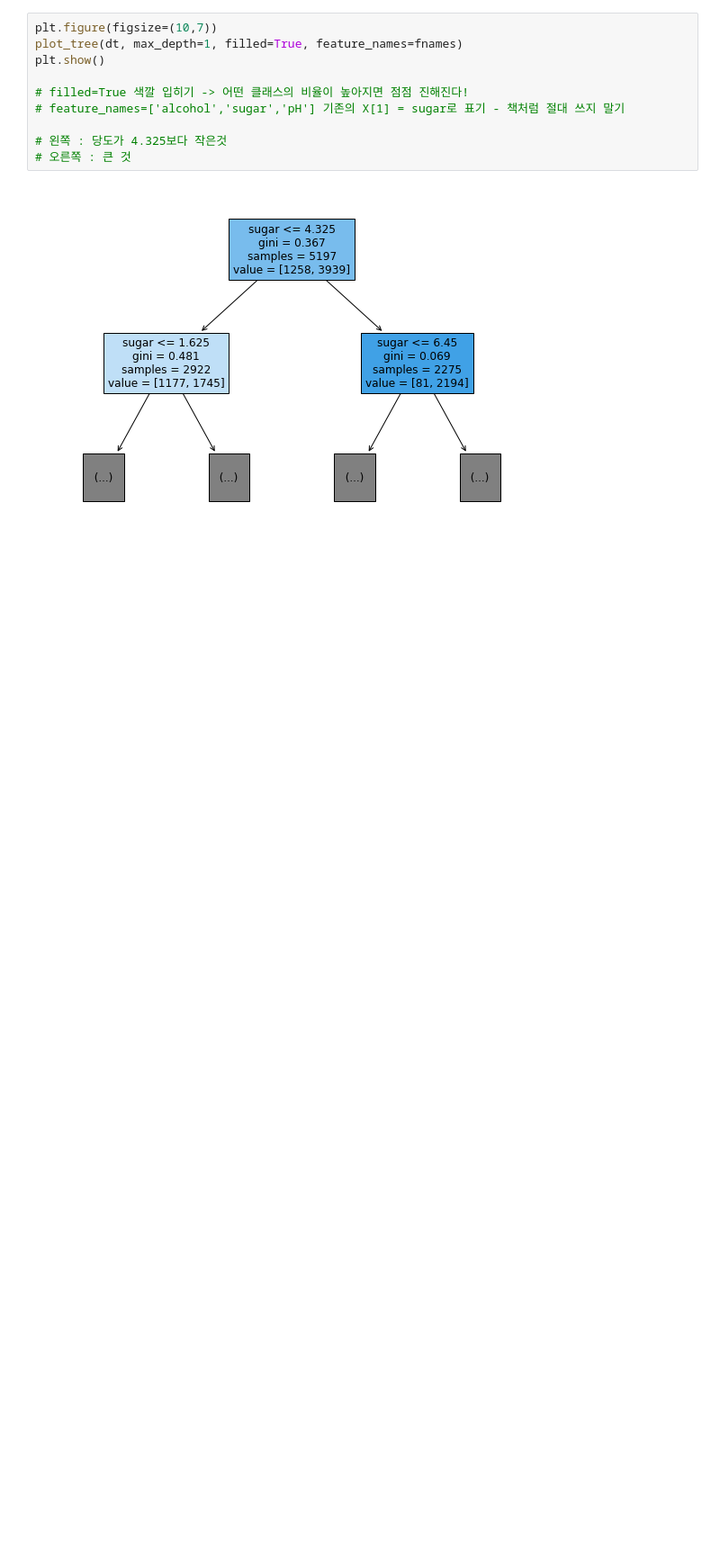
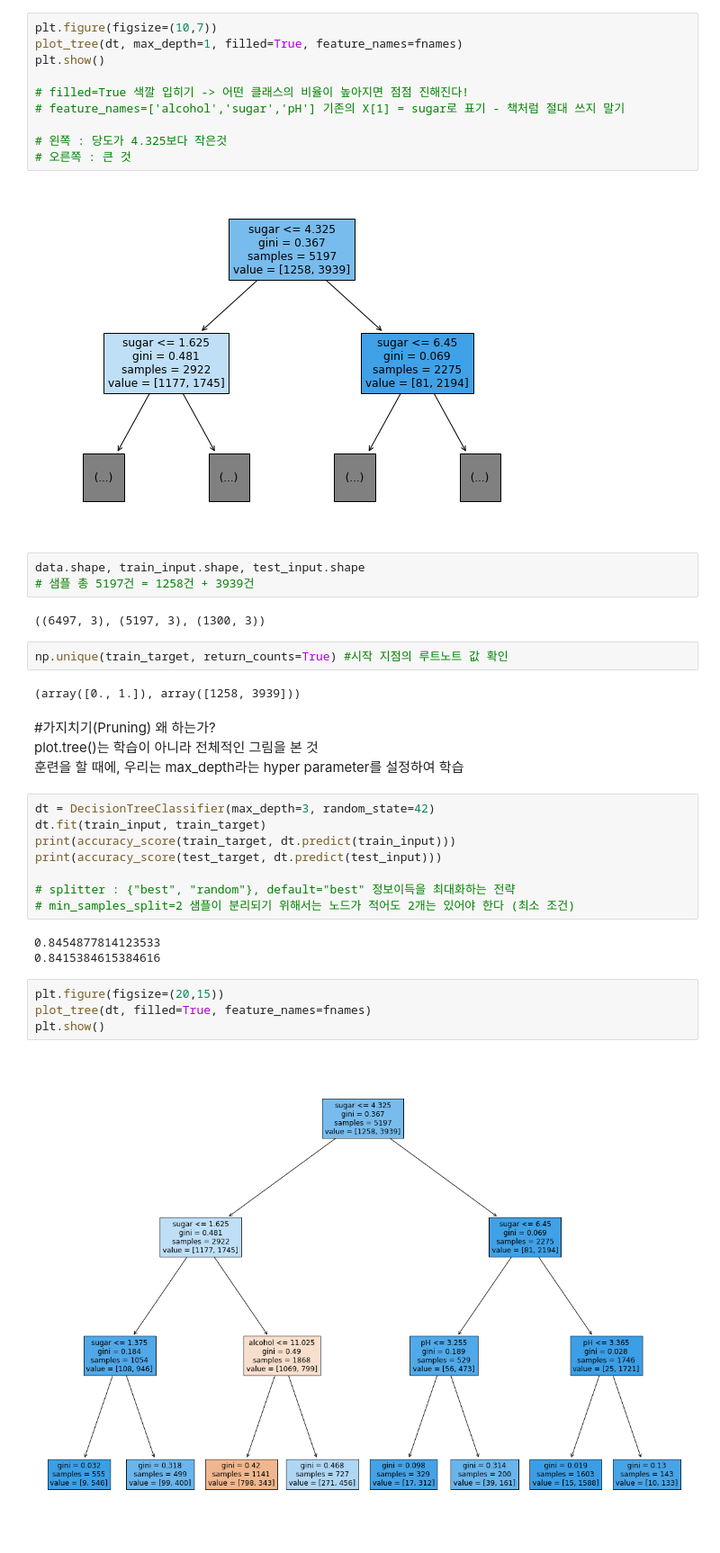
Before and after one commit to serinss/seSAC_ML_DL, a Jupyter notebook: 05_1_결정_트리.ipynb, the cells around one changed output. Shown at 90% size. Drawn from its saved outputs; the diff is of its cells as text; blank space fills up the shorter version.

```diff
--- a/05_1_결정_트리.ipynb
+++ b/05_1_결정_트리.ipynb
@@ -207,3 +207,34 @@ plt.show()
 # 오른쪽 : 큰 것
 # %% [output]
 [figure]
+# %%
+data.shape, train_input.shape, test_input.shape
+# 샘플 총 5197건 = 1258건 + 3939건
+# %% [output]
+((6497, 3), (5197, 3), (1300, 3))
+# %%
+np.unique(train_target, return_counts=True) #시작 지점의 루트노트 값 확인
+# %% [output]
+(array([0., 1.]), array([1258, 3939]))
+# %% [markdown]
+#가지치기(Pruning)
+왜 하는가?
+plot.tree()는 학습이 아니라 전체적인 그림을 본 것
+훈련을 할 때에, 우리는 max_depth라는 hyper parameter를 설정하여 학습
+# %%
+dt = DecisionTreeClassifier(max_depth=3, random_state=42)
+dt.fit(train_input, train_target)
+print(accuracy_score(train_target, dt.predict(train_input)))
+print(accuracy_score(test_target, dt.predict(test_input)))
+
+# splitter : {"best", "random"}, default="best" 정보이득을 최대화하는 전략
+# min_samples_split=2 샘플이 분리되기 위해서는 노드가 적어도 2개는 있어야 한다 (최소 조건)
+# %% [output]
+0.8454877814123533
+0.8415384615384616
+# %%
+plt.figure(figsize=(20,15))
+plot_tree(dt, filled=True, feature_names=fnames)
+plt.show()
+# %% [output]
+[figure, added]
```
Also changed, not shown: parts of 6 cells of this notebook.
